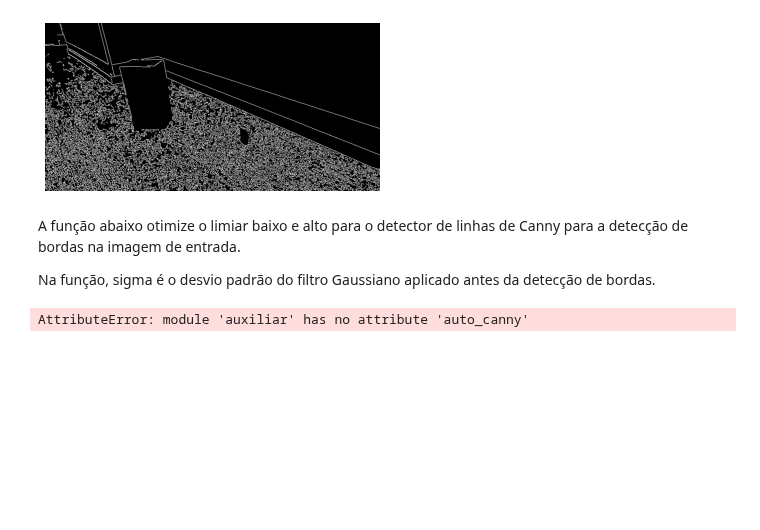
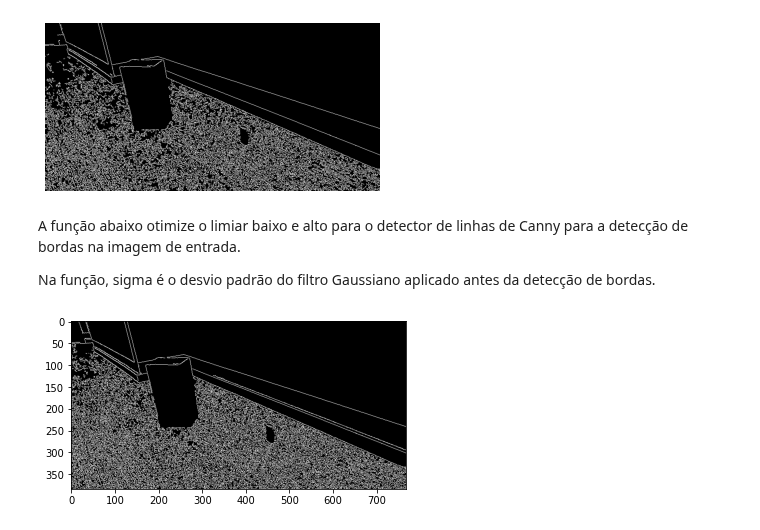
Before and after one commit to Insper/robotica-computacional, a Jupyter notebook: docs/modulos/03-visao/atividade1.ipynb, the cells around one changed output. Saved outputs shown, nothing was run; the diff lists cells and outputs as text; code cells hidden in the pictures; blank space fills up the shorter version.

```diff
--- a/docs/modulos/03-visao/atividade1.ipynb
+++ b/docs/modulos/03-visao/atividade1.ipynb
@@ -199,21 +199,21 @@ Na função, sigma é o desvio padrão do filtro Gaussiano aplicado antes da det
 # %%
 # Função que calcula os parâmetros da função de Canny automaticamente
 
 def auto_canny(image, sigma=0.33):
     # compute the median of the single channel pixel intensities
     v = np.median(image)
 
     # apply automatic Canny edge detection using the computed median
     lower = int(max(0, (1.0 - sigma) * v))
     upper = int(min(255, (1.0 + sigma) * v))
     edged = cv2.Canny(image, lower, upper)
 
     # return the edged image
     return edged
 
-linhas = aux.auto_canny(img)
+linhas = auto_canny(img)
 
 plt.imshow(linhas, cmap="gray")
 plt.show()
 # %% [output]
-AttributeError: module 'auxiliar' has no attribute 'auto_canny'
+[figure, added]
```
